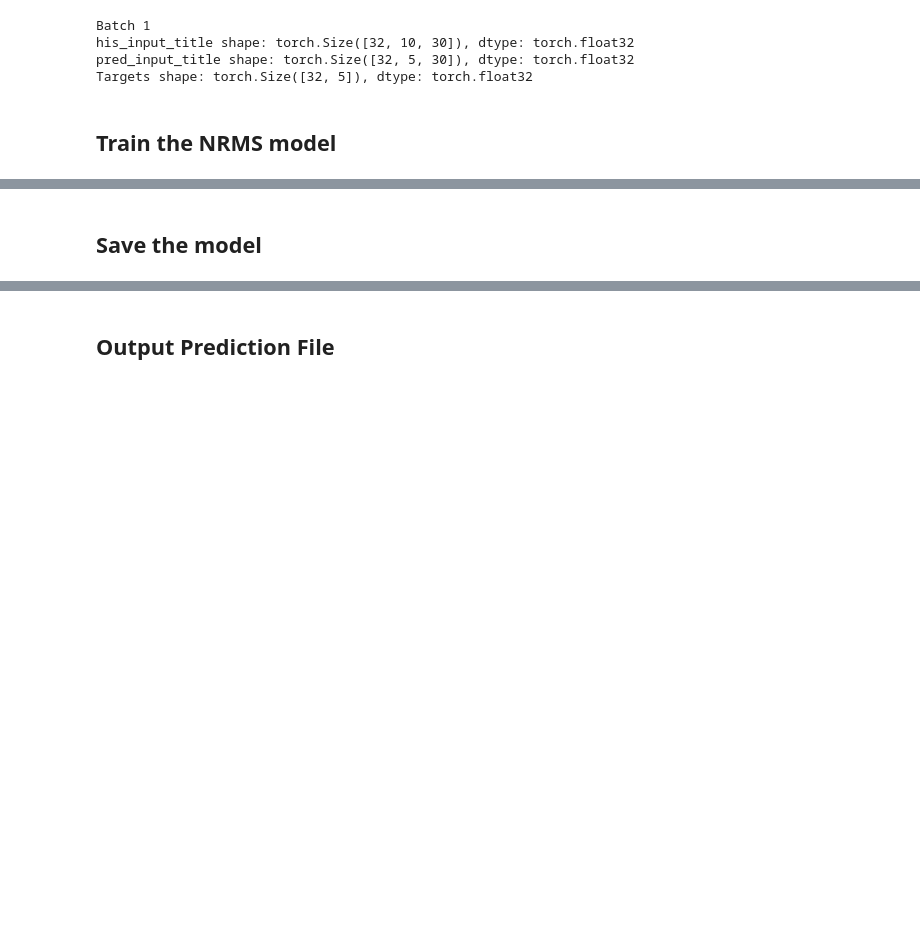
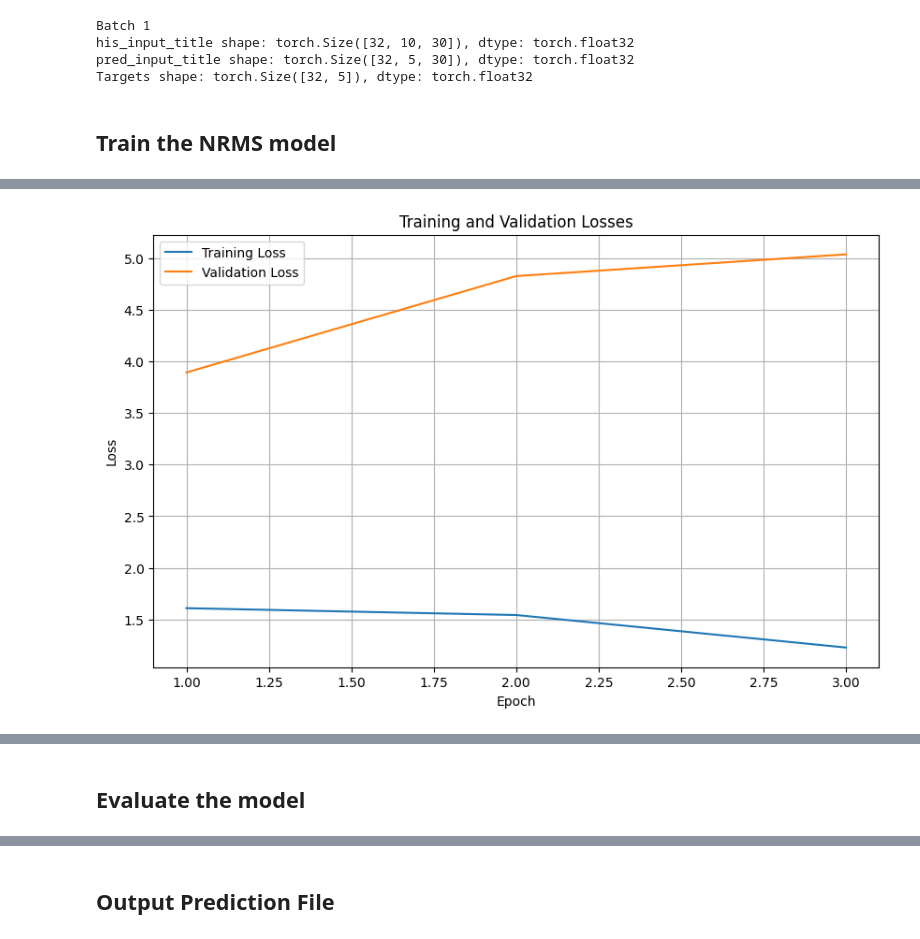
Before and after one commit to Gustavclausen1804/Deeplearning-RecSys-Challenge-2024, a Jupyter notebook: nrms_torch.ipynb, the cells around one changed output, grey strips where cells are left out. Drawn from its saved outputs; the diff is of its cells as text; code cells hidden in the pictures; blank space fills up the shorter version.

Commit message:
fix: add evaluation, plot

```diff
--- a/nrms_torch.ipynb
+++ b/nrms_torch.ipynb
@@ -211,7 +218,7 @@ train_dataset = NRMSDataLoader(
     unknown_representation="zeros",
     history_column=DEFAULT_HISTORY_ARTICLE_ID_COL,
     eval_mode=False,
-    batch_size=64,
+    batch_size=2*batch_size,
 )
 val_dataset = NRMSDataLoader(
     behaviors=df_validation,
@@ -219,7 +226,7 @@ val_dataset = NRMSDataLoader(
     unknown_representation="zeros",
     history_column=DEFAULT_HISTORY_ARTICLE_ID_COL,
     eval_mode=True,
-    batch_size=32,
+    batch_size=batch_size,
 )
 # %%
 for idx in range(5):
@@ -292,7 +299,7 @@ def collate_fn(batch):
 # Wrap the dataset with DataLoader
 train_dataloader = DataLoader(
     train_dataset,
-    batch_size=32,    # Set your desired batch size
+    batch_size=batch_size,    # Set your desired batch size
     shuffle=True,
     num_workers=0,
     collate_fn=collate_fn
@@ -300,7 +307,7 @@ train_dataloader = DataLoader(
 
 val_dataloader = DataLoader(
     val_dataset,
-    batch_size=32,    # Set your desired batch size
+    batch_size=batch_size,    # Set your desired batch size
     shuffle=False,
     num_workers=0,
     collate_fn=collate_fn
@@ -413,15 +420,19 @@ model_checkpoint = ModelCheckpoint(filepath=MODEL_WEIGHTS, verbose=True, save_be
 # Initialize your model
 # Ensure that NRMSModel is a PyTorch nn.Module
 
+# CUDA checks
+print(f"CUDA Available: {torch.cuda.is_available()}")
+print(f"Current Device: {torch.cuda.current_device()}")
+print(f"Device Name: {torch.cuda.get_device_name()}")
+device = torch.device("cuda" if torch.cuda.is_available() else "cpu")
+print(f"Using device: {device}")
 
-device = torch.device("cuda" if torch.cuda.is_available() else "cpu")
+# Initialize model
 model = NRMSModel(
     hparams=hparams_nrms.__dict__,
     word2vec_embedding=word2vec_embedding,
-    seed=42,
-    device=device,
+    seed=seed,
+    device=device
 )
-
-# Move model to device
-model.to(device)
+print(f"Model device: {next(model.parameters()).device}")
 # %% [output]
@@ -538,0 +538,23 @@ Loaded best model weights from downloads\data\state_dict\NRMS\weights.pth
+# %%
+
+# Plot the losses
+plt.figure(figsize=(10, 6))
+plt.plot(range(1, len(train_losses) + 1), train_losses, label='Training Loss')
+plt.plot(range(1, len(val_losses) + 1), val_losses, label='Validation Loss')
+plt.xlabel('Epoch')
+plt.ylabel('Loss')
+plt.title('Training and Validation Losses')
+plt.legend()
+plt.grid(True)
+plt.show()
+
+# Print final statistics
+print("\nTraining Summary:")
+print(f"Initial Training Loss: {train_losses[0]:.4f}")
+print(f"Final Training Loss: {train_losses[-1]:.4f}")
+print(f"Best Training Loss: {min(train_losses):.4f}")
+print(f"\nInitial Validation Loss: {val_losses[0]:.4f}")
+print(f"Final Validation Loss: {val_losses[-1]:.4f}")
+print(f"Best Validation Loss: {min(val_losses):.4f}")
+# %% [output]
+[figure, added]
@@ -539,2 +569,2 @@ Loaded best model weights from downloads\data\state_dict\NRMS\weights.pth
 # %% [markdown]
-## Save the model
+## Evaluate the model
```
Also changed, not shown: parts of 8 cells of this notebook, 10 other files.
